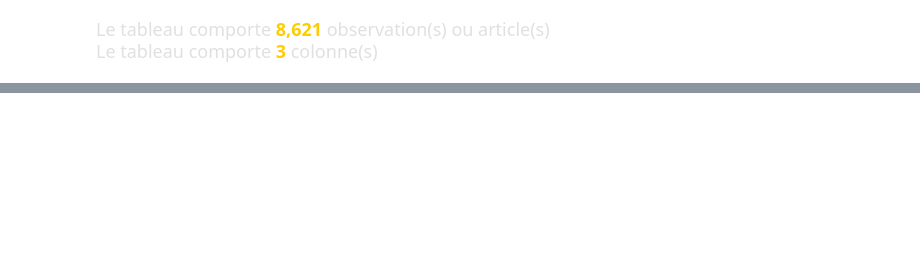
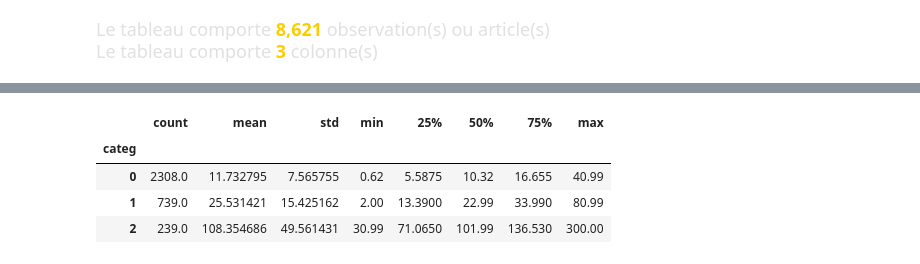
Before and after one commit to Stephane-OC/lapage, a Jupyter notebook: analyse_lapage.ipynb, the cells around one changed output, grey strips where cells are left out. Cells and saved outputs as stored; diff of their text form; code cells hidden in the pictures; blank space fills up the shorter version.

```diff
--- a/analyse_lapage.ipynb
+++ b/analyse_lapage.ipynb
@@ -492,0 +788,9 @@ Corrélation entre 'sex' et 'birth' :
+# %%
+# Vérification cohérence catégorie ↔ prix
+products.groupby('categ')['price'].describe()
+# %% [output]
+|  | count | mean | std | min | 25% | 50% | 75% | max |
+| categ |  |  |  |  |  |  |  |  |
+| 0 | 2308.0 | 11.732795 | 7.565755 | 0.62 | 5.5875 | 10.32 | 16.655 | 40.99 |
+| 1 | 739.0 | 25.531421 | 15.425162 | 2.00 | 13.3900 | 22.99 | 33.990 | 80.99 |
+| 2 | 239.0 | 108.354686 | 49.561431 | 30.99 | 71.0650 | 101.99 | 136.530 | 300.00 |
```
Also changed, not shown: parts of 49 cells of this notebook.
